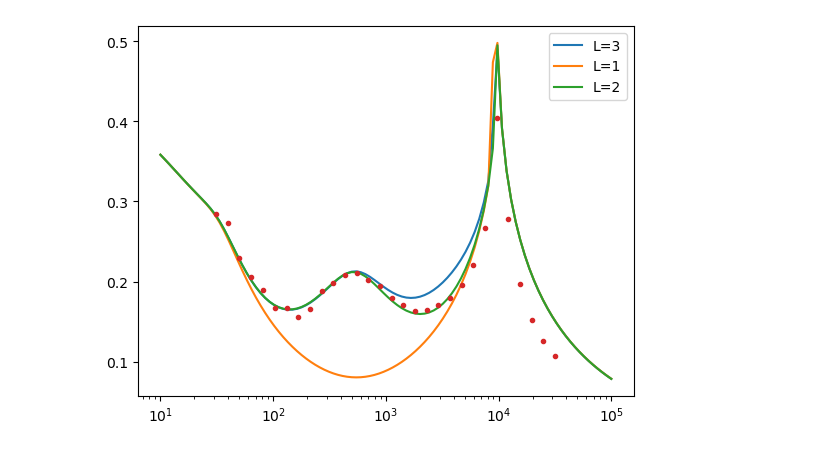
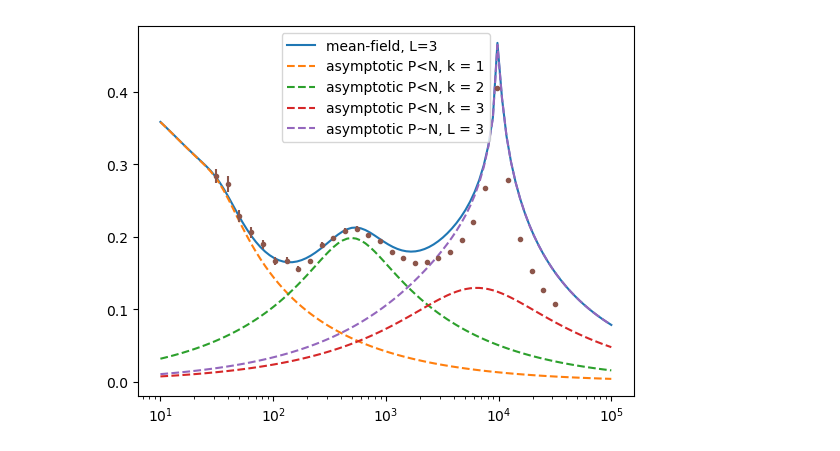
Before and after one commit to MauroPastore/RandomFeatures, a Jupyter notebook: saddlePoint.ipynb, the cells around one changed output. Drawn from its saved outputs; the diff is of its cells as text; code cells hidden in the pictures.

Commit message:
Adding asymptotics

```diff
--- a/saddlePoint.ipynb
+++ b/saddlePoint.ipynb
@@ -113,8 +290,10 @@ Ps = np.logspace(1,5,100)
 maxstep = 1000
 
 Egs = list()
-EgL1 = list()
-EgL2 = list()
+EgsAsI1 = list()
+EgsAsI2 = list()
+EgsAsI3 = list()
+EgsAsII = list()
 q0s = list()
 q1s = list()
 q2s = list()
@@ -125,9 +304,7 @@ m0s = list()
 m1s = list()
 m2s = list()
 for p in Ps:
-    m0,q0,v0,m,q,v,hm0,hq0,hv0,hm,hq,hv,Eg = saddle(10**4,p,3,np.array([0,1,0,0]),maxstep)
-    EgL2.append(saddle(10**4,p,2,np.array([0,1,0,0]),maxstep)[-1])
-    EgL1.append(saddle(10**4,p,1,np.array([0,1,0,0]),maxstep)[-1])
+    m0,q0,v0,m,q,v,hm0,hq0,hv0,hm,hq,hv,Eg = saddle(10**4,p,3,np.array([0,1,0,0]),maxstep,rate=.4)
     Egs.append(Eg)
     q0s.append(q0)
     q1s.append(q[0])
@@ -138,19 +315,26 @@ for p in Ps:
     m0s.append(m0)
     m1s.append(m[0])
     m2s.append(m[1])
+    EgsAsI1.append(saddleAsymptI(p,1,np.array([0,1,0,0]),maxstep,rate=.4)[-1])
+    EgsAsI2.append(saddleAsymptI(p,2,np.array([0,1,0,0]),maxstep,rate=.4)[-1])
+    EgsAsI3.append(saddleAsymptI(p,3,np.array([0,1,0,0]),maxstep,rate=.4)[-1])
+    EgsAsII.append(saddleAsymptII(10**4,p,3,np.array([0,1,0,0]),maxstep,rate=.4)[-1])
 # %%
 PsNum = pd.read_csv("data/eluDATAzeta8.csv")["P"].tolist()
 EgsNum = pd.read_csv("data/eluDATAzeta8.csv")["gen"].tolist()
+EgsNumErr = np.array(pd.read_csv("data/eluDATAzeta8.csv")["gensd"].tolist())*np.reciprocal(np.sqrt(np.array(pd.read_csv("data/eluDATAzeta8.csv")["T"].tolist())))
 # %%
-plt.plot(Ps,np.array(Egs),label="L=3")
-plt.plot(Ps,np.array(EgL1),label="L=1")
-plt.plot(Ps,np.array(EgL2),label="L=2")
-plt.plot(PsNum,EgsNum,'.')
+plt.plot(Ps,np.array(Egs),label="mean-field, L=3")
+plt.plot(Ps,np.array(EgsAsI1),'--',label="asymptotic P<N, k = 1")
+plt.plot(Ps,np.array(EgsAsI2),'--',label="asymptotic P<N, k = 2")
+plt.plot(Ps,np.array(EgsAsI3),'--',label="asymptotic P<N, k = 3")
+plt.plot(Ps,np.array(EgsAsII),'--',label="asymptotic P~N, L = 3")
+plt.errorbar(PsNum,EgsNum,yerr=EgsNumErr,fmt='.')
 plt.xscale('log')
 plt.legend()
 plt.show()
 # %% [output]
-[figure, old version]
+[figure, new version]
 # %%
 fig,(plM,plQ,plV) = plt.subplots(3)
 fig.suptitle("order parameters")
```
Also changed, not shown: parts of 6 cells of this notebook.
